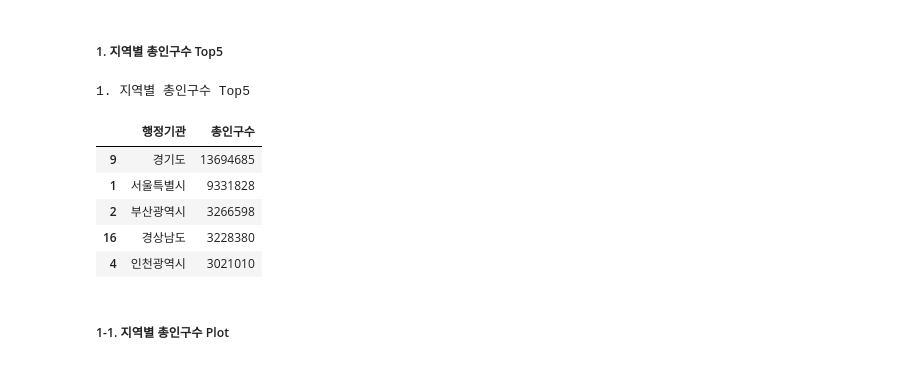
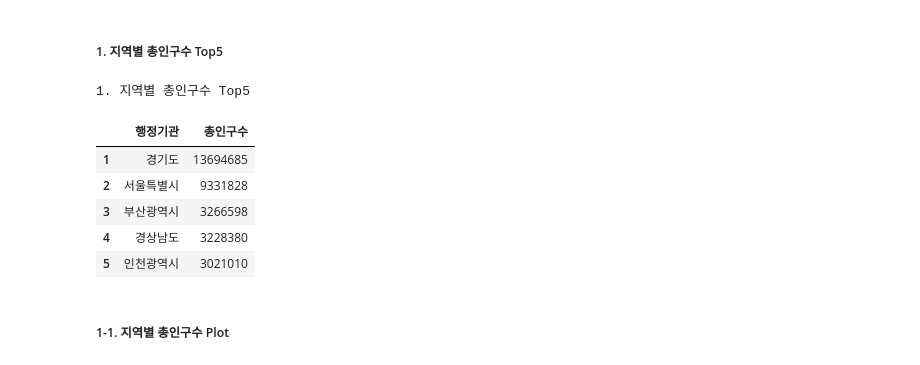
Before and after one commit to Echae0/python_practice, a Jupyter notebook: 04_인구현황분석.ipynb, the cells around one changed output. Cells and saved outputs as stored; diff of their text form; code cells hidden in the pictures.

```diff
--- a/04_인구현황분석.ipynb
+++ b/04_인구현황분석.ipynb
@@ -51,14 +51,15 @@ dtype: int64
 ##### 1. 지역별 총인구수 Top5
 # %%
 print("1. 지역별 총인구수 Top5")
+df[['행정기관', '총인구수']].sort_values(by='총인구수', ascending=False).head(5).reset_index(drop=True).set_axis(range(1, 6), axis=0)
 # %% [output]
 1. 지역별 총인구수 Top5
 |  | 행정기관 | 총인구수 |
-| 9 | 경기도 | 13694685 |
-| 1 | 서울특별시 | 9331828 |
-| 2 | 부산광역시 | 3266598 |
-| 16 | 경상남도 | 3228380 |
-| 4 | 인천광역시 | 3021010 |
+| 1 | 경기도 | 13694685 |
+| 2 | 서울특별시 | 9331828 |
+| 3 | 부산광역시 | 3266598 |
+| 4 | 경상남도 | 3228380 |
+| 5 | 인천광역시 | 3021010 |
 # %% [markdown]
 ##### 1-1. 지역별 총인구수 Plot
 # %%
```
Also changed, not shown: parts of 1 cell of this notebook.
